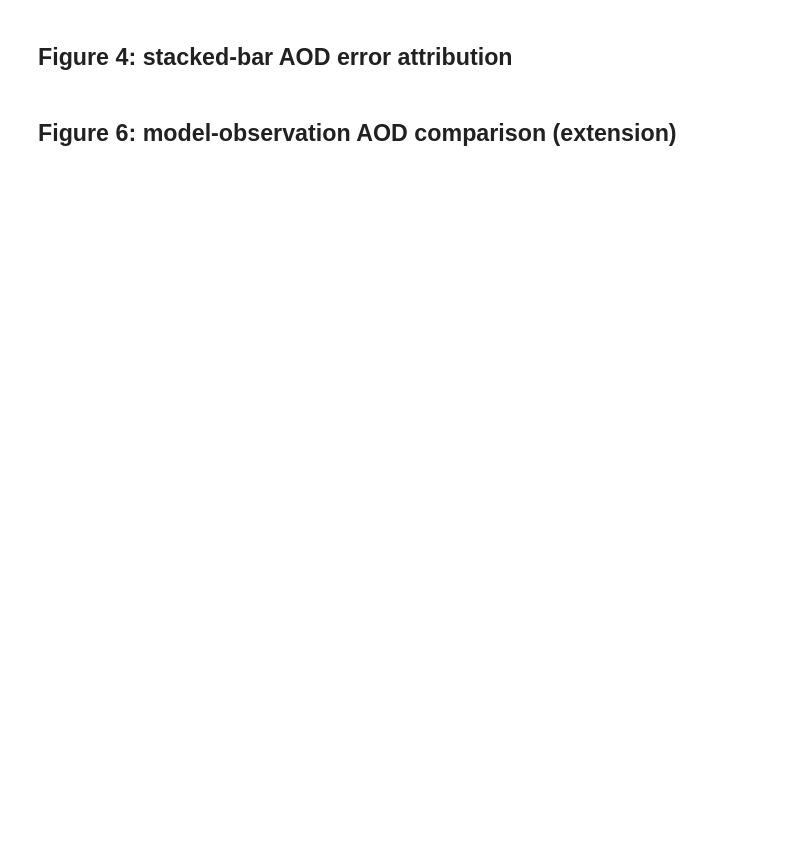
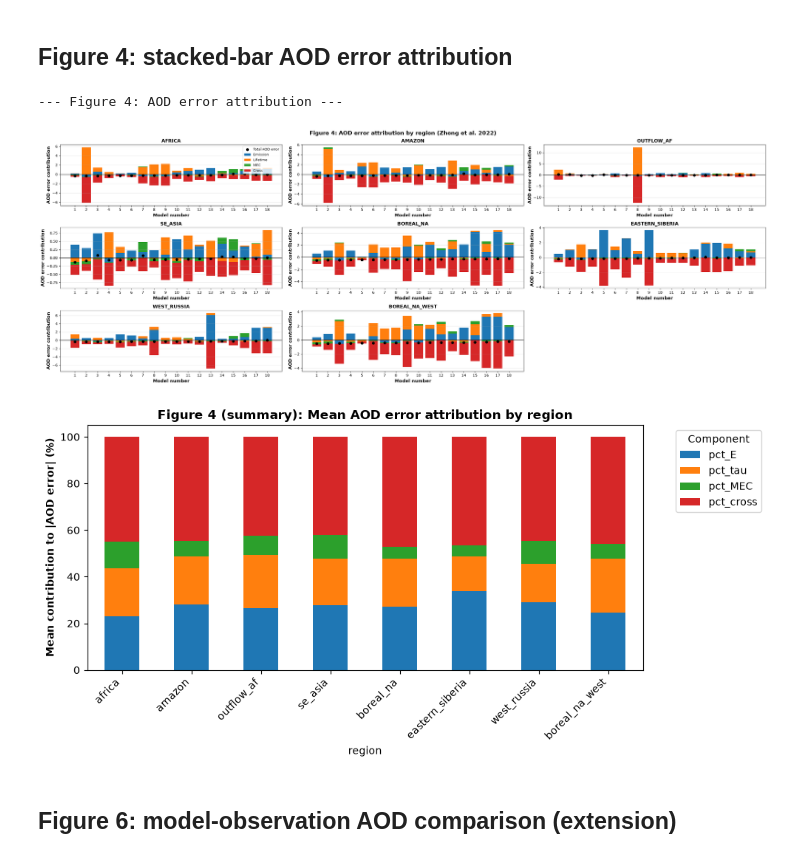
Before and after one commit to jessieaha/AeroCom_Error, a Jupyter notebook: notebooks/AOD_error_attribution.ipynb, the cells around one changed output. Saved outputs shown, nothing was run; the diff lists cells and outputs as text; code cells hidden in the pictures; blank space fills up the shorter version.

```diff
--- a/notebooks/AOD_error_attribution.ipynb
+++ b/notebooks/AOD_error_attribution.ipynb
@@ -310,10 +400,10 @@ LIFETIME_VARS = {'lifetime', 'lifetime_BC_OA'}
 ## Regional masks and monthly/seasonal aggregation
 # %%
 REGIONS = {
-    'global': {
-        'surface_type': 'all', 'lon_range': (0, 360), 'lat_range': (-90, 90),
-        'time_slice': ('2010-01-01', '2010-12-31'), 'edge_weighted': False,
-    },
+    # 'global': {
+    #     'surface_type': 'all', 'lon_range': (0, 360), 'lat_range': (-90, 90),
+    #     'time_slice': ('2010-01-01', '2010-12-31'), 'edge_weighted': False,
+    # },
     'africa': {
         'surface_type': 'land', 'lon_range': (15, 37), 'lat_range': (-15, 0),
         'time_slice': ('2010-06-01', '2010-09-30'), 'edge_weighted': False,
@@ -797,7 +982,7 @@ print('\n--- Figure 4: AOD error attribution ---')
 
 fig_regions = [r for r in plot_regions if not decomp_df[decomp_df['region'] == r].empty]
 n_regions = len(fig_regions)
-fig, axes = plt.subplots(2, int(np.ceil(n_regions / 2)), figsize=(7 * int(np.ceil(n_regions / 2)), 10))
+fig, axes = plt.subplots(3, int(np.ceil(n_regions / 3)), figsize=(7 * int(np.ceil(n_regions / 2)), 10))
 axes_flat = axes.flatten() if n_regions > 1 else [axes]
 
 for idx, region in enumerate(fig_regions):
@@ -837,33 +1022,37 @@ for idx, region in enumerate(fig_regions):
     if idx == 0:
         ax.legend(loc='upper right', fontsize=9)
 
 # Hide unused panels.
 for j in range(idx + 1, len(axes_flat)):
     axes_flat[j].set_visible(False)
 
 plt.suptitle('Figure 4: AOD error attribution by region (Zhong et al. 2022)', fontsize=15, fontweight='bold')
 plt.tight_layout()
 fig_path = project_root / 'notebooks' / 'AOD_error_attribution_figure4.png'
 if SAVE_FIGURE:
     plt.savefig(fig_path, dpi=300, bbox_inches='tight')
     print(f'Saved: {fig_path}')
 plt.show()
 
 # Mean percentage contribution per region.
 mean_decomp = decomp_df.groupby('region')[['pct_E', 'pct_tau', 'pct_MEC', 'pct_cross']].mean().loc[fig_regions]
 fig, ax = plt.subplots(figsize=(10, 5))
 mean_decomp.plot(kind='bar', stacked=True, ax=ax,
                  color=['#1f77b4', '#ff7f0e', '#2ca02c', '#d62728'])
 ax.set_ylabel('Mean contribution to |AOD error| (%)', fontweight='bold')
 ax.set_title('Figure 4 (summary): Mean AOD error attribution by region', fontweight='bold')
 ax.legend(title='Component', bbox_to_anchor=(1.05, 1), loc='upper left')
 ax.set_xticklabels(ax.get_xticklabels(), rotation=45, ha='right')
 plt.tight_layout()
 fig_path2 = project_root / 'notebooks' / 'AOD_error_attribution_figure4_mean_pct.png'
 if SAVE_FIGURE:
     plt.savefig(fig_path2, dpi=300, bbox_inches='tight')
     print(f'Saved: {fig_path2}')
 plt.show()
+# %% [output]
+--- Figure 4: AOD error attribution ---
+[figure, added]
+[figure, added]
 # %% [markdown]
 ## Figure 6: model-observation AOD comparison (extension)
 # %%
```
Also changed, not shown: parts of 12 cells of this notebook, 16 other files.
